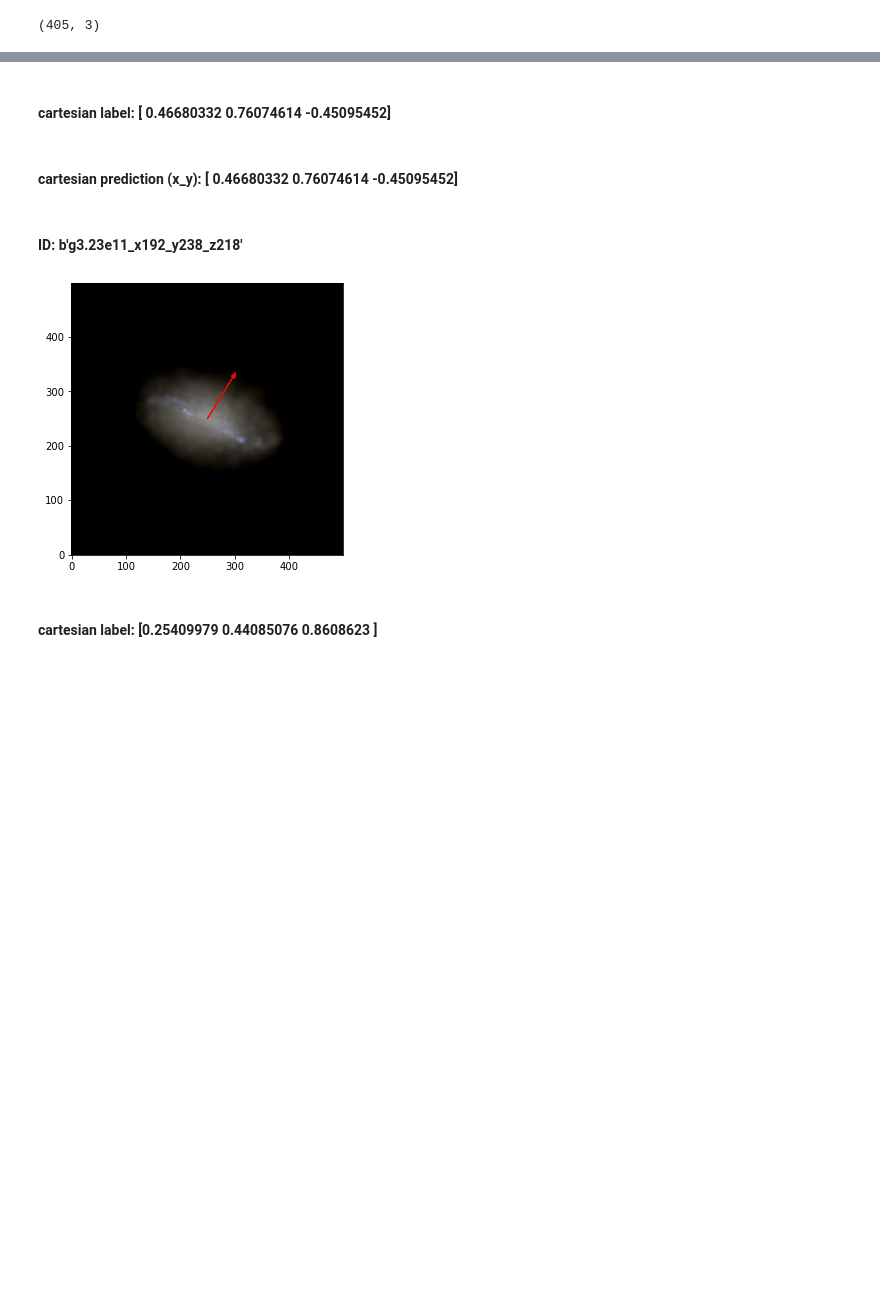
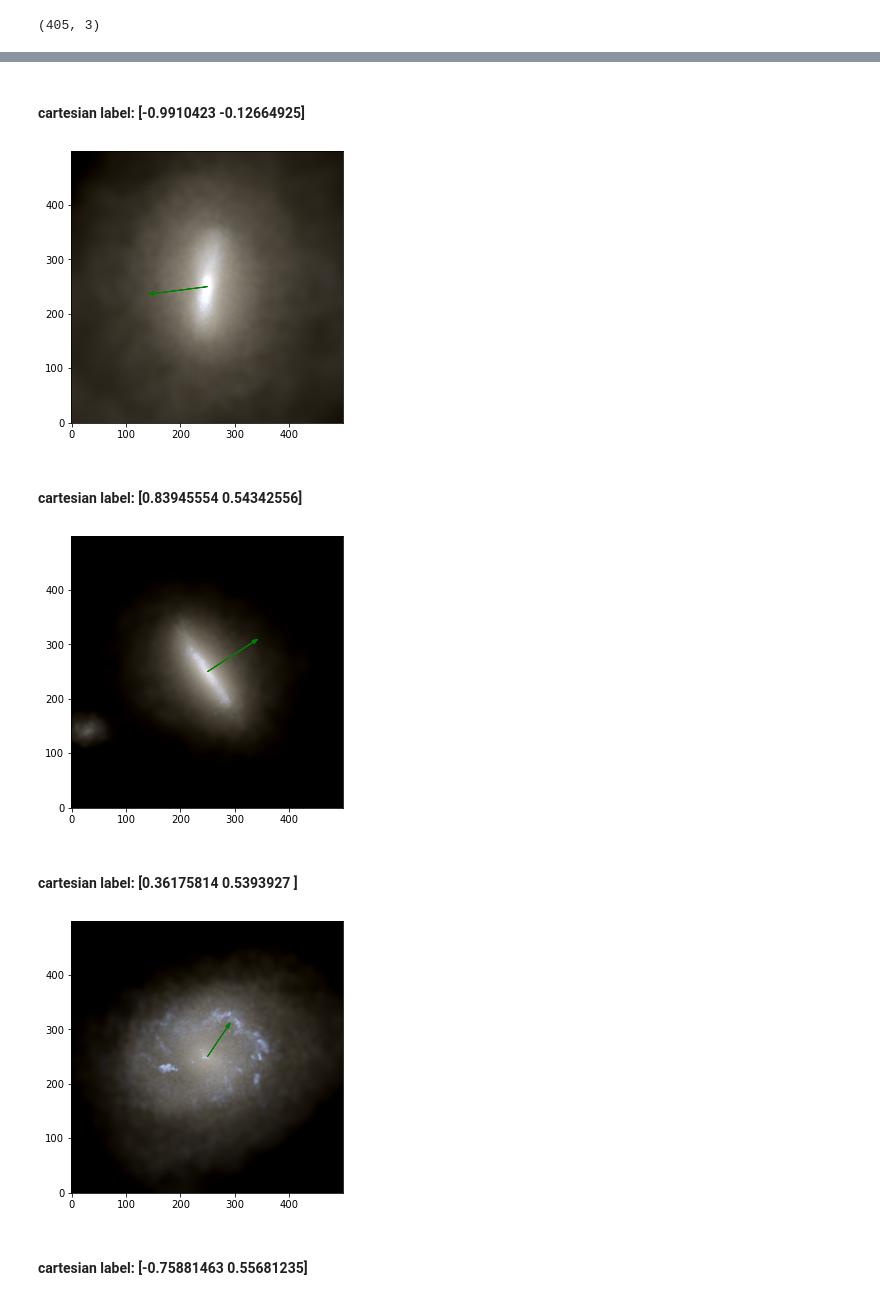
Before and after one commit to andreuva/DNN, a Jupyter notebook: train_xy_SGD_gpu.ipynb, the cells around one changed output, grey strips where cells are left out. Drawn from its saved outputs; the diff is of its cells as text; code cells hidden in the pictures; blank space fills up the shorter version.

```diff
--- a/train_xy_SGD_gpu.ipynb
+++ b/train_xy_SGD_gpu.ipynb
@@ -167,0 +224,27 @@ print(dataset)
+# %%
+# defining the train and validation dataset from the existing dictionary, shufling and batching
+input_ds = (
+    tf.data.Dataset.from_tensor_slices((data_dict['x_nodust'].astype(np.float32), data_dict['y_norm'][:,:2].astype(np.float32)))
+                    # Use seed to ensure we always have the same validation data set!
+                   .shuffle(ds_size, seed = rand_seed, reshuffle_each_iteration = False)
+)
+
+input_ds = input_ds.take(ds_size)
+val_size = math.floor(ds_size * validation_ratio)
+
+#validation_ds = ( input_ds.take(val_size).batch(batch_size) )
+#train_ds = ( input_ds.skip(val_size).shuffle(buffer_size=buf_size, reshuffle_each_iteration=True).batch(batch_size) )
+
+validation_ds = ( input_ds.take(val_size)
+                 .batch(batch_size) .cache().prefetch(AUTO) )
+train_ds = ( input_ds.skip(val_size)
+            .shuffle(buffer_size=buf_size, reshuffle_each_iteration=True)
+            .batch(batch_size).cache().prefetch(AUTO) )
+train_ds_aug = ( input_ds.skip(val_size)
+                .shuffle(buffer_size=buf_size, reshuffle_each_iteration=True)
+                .map(augment, num_parallel_calls=AUTO)
+                .batch(batch_size).cache().prefetch(AUTO) )
+
+print(train_ds)
+print(validation_ds)
+print(train_ds_aug)
@@ -168,13 +255,19 @@ print(dataset)
 # %%
+# create the dataset from the dictionary and see the size and type
+#dataset = tf.data.Dataset.from_tensor_slices(data_dict)
+#print(dataset)
+
 # visualice the data
-real_dataset = dataset.batch(batch_size).shuffle(10, seed=rand_seed)
+#real_dataset = dataset.batch(batch_size).shuffle(10, seed=rand_seed)
 for idx in range(1,5):
-    elements = real_dataset.take(idx)
+    elements = train_ds_aug.take(idx)
     for elem in elements:
-        viz(elem['x_nodust'][idx], elem['y_norm'][idx], elem['y_revs'][idx], id=elem['ids'][idx])
+        viz(elem[0][idx], elem[1][idx])#, elem['y_revs'][idx], id=elem['ids'][idx])
 # %% [output]
-#### **cartesian label:** [ 0.46680332  0.76074614 -0.45095452]
+#### **cartesian label:** [-0.9910423  -0.12664925]
+[figure, new version]
-#### **cartesian prediction (x_y):** [ 0.46680332  0.76074614 -0.45095452]
+#### **cartesian label:** [0.83945554 0.54342556]
+[figure, new version]
-#### **ID:** b'g3.23e11_x192_y238_z218'
+#### **cartesian label:** [0.36175814 0.5393927 ]
-[figure, old version]
+[figure, new version]
-#### **cartesian label:** [0.25409979 0.44085076 0.8608623 ]
+#### **cartesian label:** [-0.75881463  0.55681235]
```
Also changed, not shown: parts of 19 cells of this notebook.
